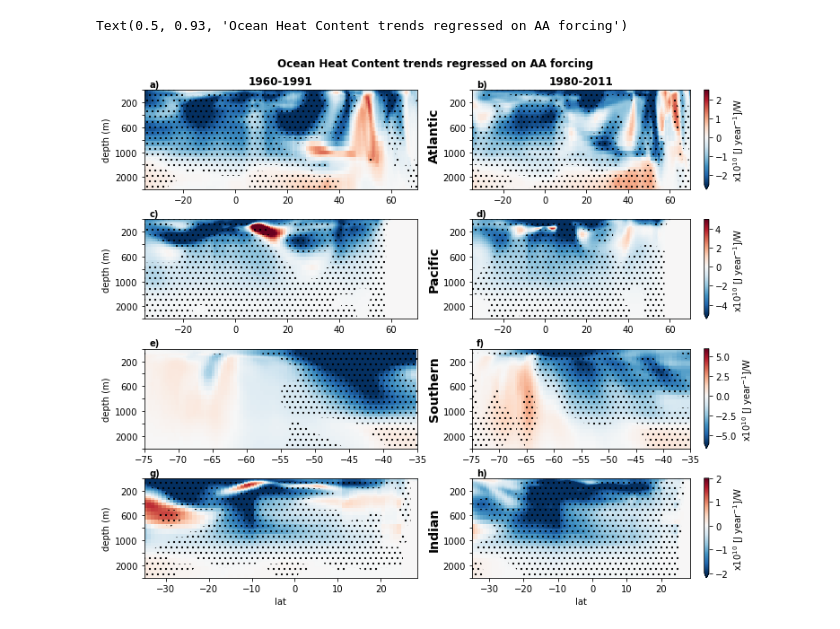
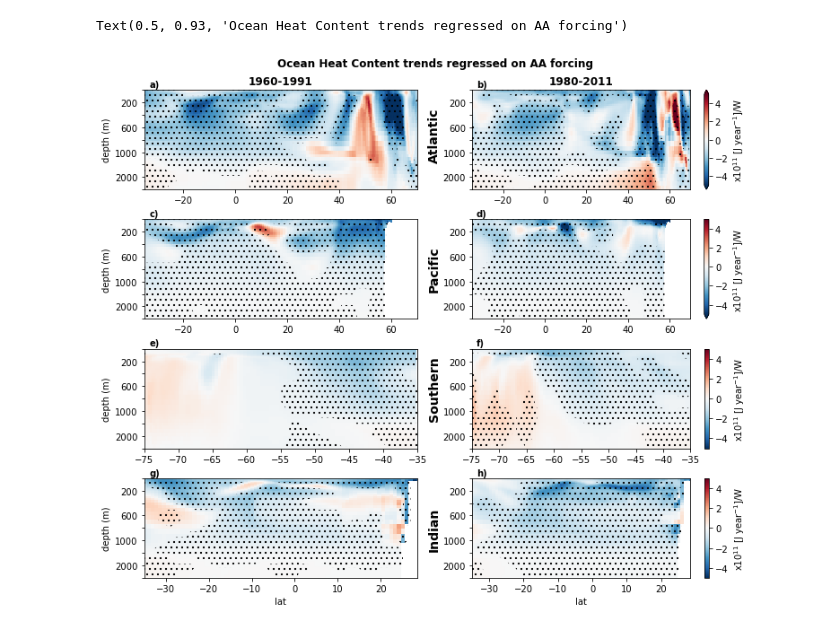
Before and after one commit to emmomp/SMURPHS_OHC, a Jupyter notebook: figure_notebooks/Fig7_OHCyz_regress.ipynb, the cells around one changed output. Saved outputs shown, nothing was run; the diff lists cells and outputs as text; code cells hidden in the pictures.

Commit message:
Adding zonal width scaling to OHC_yz trends

```diff
--- a/figure_notebooks/Fig7_OHCyz_regress.ipynb
+++ b/figure_notebooks/Fig7_OHCyz_regress.ipynb
@@ -36,22 +36,22 @@ basin_name=dict(zip(basins,['Global','Atlantic','Pacific','Southern','Indian']))
 forc=xr.DataArray(coords={'exp':exps},data=[0.38,0.6,0.93,1.17,1.5],dims=['exp'],)
 
 # Plotting choices
-clims={'so':[-6,6],
-   'pac':[-5,5],
-   'ind':[-2,2],
-   'global':[-8,8],
-   'atl':[-2.5,2.5]}
+clim=5
 latlims={'so':[-75,-35],
           'pac':[-35,70],
           'ind':[-35,28.5],
           'global':[-75,75],
           'atl':[-35,70]}
+rearth=6.371e6
 # %%
 ohu_yz=xr.open_dataarray(data_dir+'ohc_yz/ohc_yz_trend_byrun.nc')
 del ohu_yz['parameter']
 ohu_yz['depth_alt']=xr.where(ohu_yz['deptht']<1000,ohu_yz['deptht']*500/200,ohu_yz['deptht']+1500)
+# %%
+# Load width scalings
+scalings=xr.open_dataarray(data_dir+'other_model_data/width_scalings.nc')
 # %%
-yy=ohu_yz
+yy=ohu_yz*rearth/scalings
 xx=forc.broadcast_like(yy)
 all_stats=utils.lin_regress(xx.stack(exp_run=('exp','run')),yy.stack(exp_run=('exp','run')),[['exp_run'],['exp_run']])
 slopes= all_stats.sel(parameter='slope')/1e11*12
@@ -71,37 +71,37 @@ for ib,basin in enumerate(['atl','pac','so','ind']):
         if it==0:
             dplot_slope.plot(x='lat',y='depth_alt',yincrease=False,
                 add_colorbar=False,
-                vmin=clims[basin][0],vmax=clims[basin][1],
+                vmin=-clim,vmax=clim,
                 cmap='RdBu_r',rasterized=True,ax=ax)
         else:
             dplot_slope.plot(x='lat',y='depth_alt',yincrease=False,
                 add_colorbar=True,
-                vmin=clims[basin][0],vmax=clims[basin][1],
-               cbar_kwargs={'label': 'x10$^{10}$ [J year$^{-1}$]/W '}, cmap='RdBu_r',rasterized=True,ax=ax)
+                vmin=-clim,vmax=clim,
+               cbar_kwargs={'label': 'x10$^{11}$ [J year$^{-1}$]/W '}, cmap='RdBu_r',rasterized=True,ax=ax)
         dplot_sig.plot.contourf(x='lat',y='depth_alt',alpha=0,levels=[-1,0,1],hatches=[None,'..'],
                                               add_colorbar=False,yincrease=False,ax=ax)
 
         ax.text(0.02,1.03,'{})'.format(chr(ord('a')+ip)),fontweight='bold',transform=ax.transAxes)
 
         if ib==0:
             ax.set_title(str(y_start[it])+'-'+str(y_end[it]),fontweight='bold')
         else:
             ax.set_title('')
         ax.set_xlim(latlims[basin][0],latlims[basin][1])
         ax.set_ylim([4000,0])
         ax.set_yticks([4000, 3500, 3000, 2500, 2000, 1500, 1000, 500, 0])
         ax.set_yticklabels(['',2000,'',1000,'', 600, '',200,''])
         if it == 0:
             ax.set(ylabel='depth (m)')
         else:
             ax.set(ylabel='')
             ax.text(-0.2,0.3,basin_name[basin],fontweight='bold',transform=ax.transAxes,rotation=90,fontsize=14)
         if ib<3:
             ax.set(xlabel='')
         ip=ip+1
 
 plt.suptitle('Ocean Heat Content trends regressed on AA forcing',weight='bold',y=0.93)
-#plt.savefig(figs_dir+'Fig7_OHC_yz_regress_basins.png',bbox_inches='tight')
+plt.savefig(figs_dir+'Fig7_OHC_yz_regress_basins.png',bbox_inches='tight')
 # %% [output]
 Text(0.5, 0.93, 'Ocean Heat Content trends regressed on AA forcing')
-[figure, old version]
+[figure, new version]
```
Also changed, not shown: parts of 1 cell of this notebook, 1 other file.
